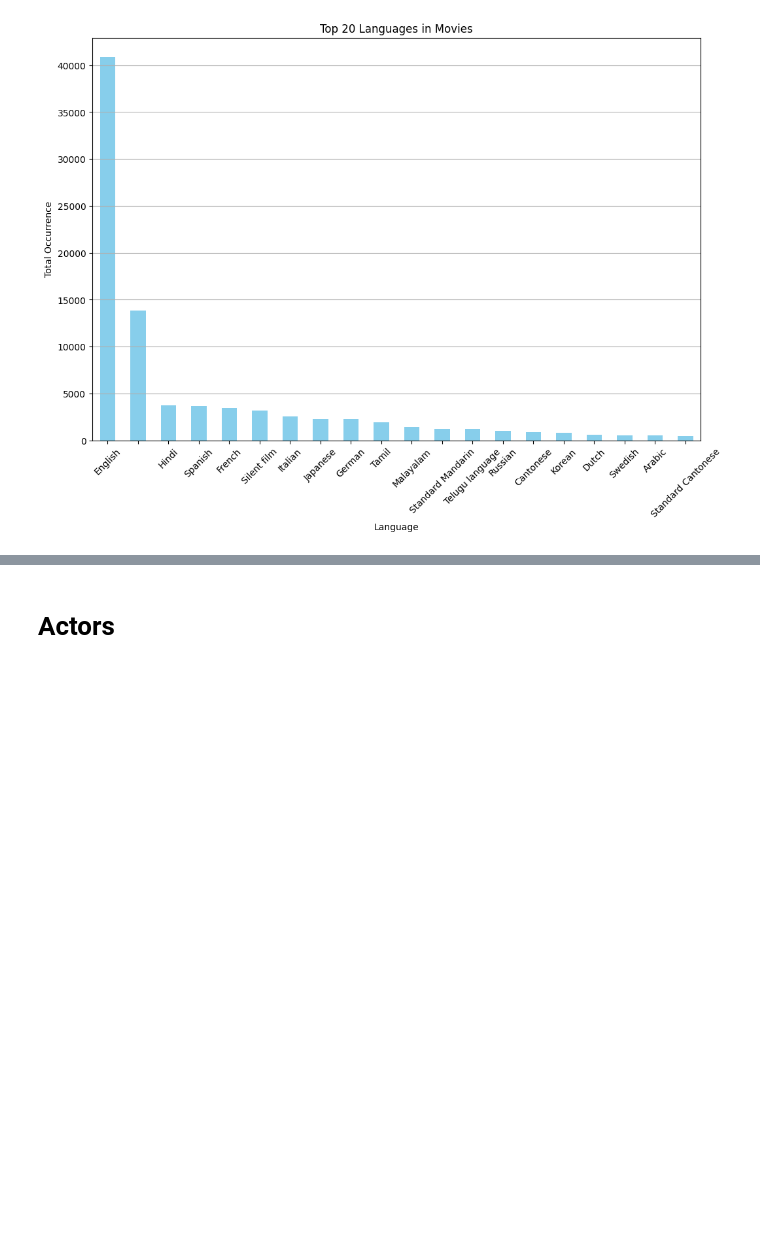
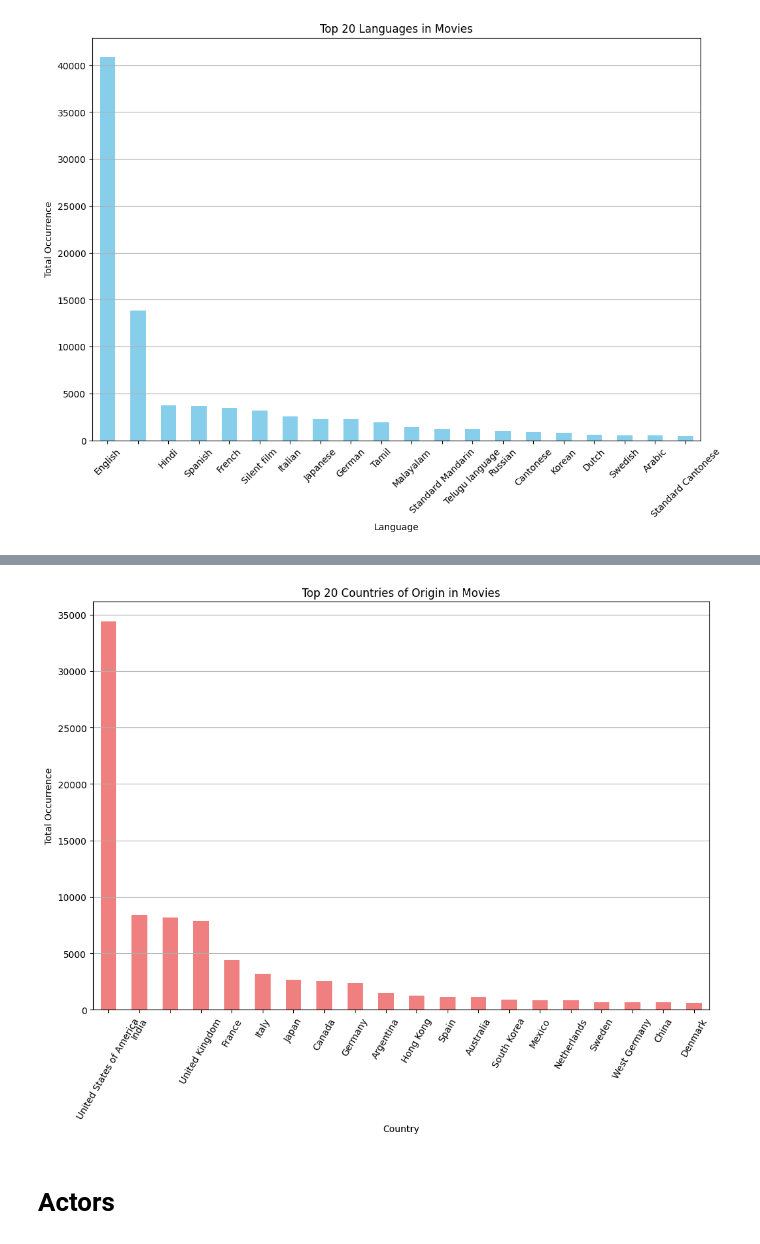
Before and after one commit to epfl-ada/ada-2024-project-spaghetti-raclette-tangyuan-horizon-nexus, a Jupyter notebook: Analysis/descriptive_statistics.ipynb, the cells around one changed output, grey strips where cells are left out. Drawn from its saved outputs; the diff is of its cells as text; code cells hidden in the pictures; blank space fills up the shorter version.

```diff
--- a/Analysis/descriptive_statistics.ipynb
+++ b/Analysis/descriptive_statistics.ipynb
@@ -149,2 +161,21 @@ plt.show()
+# %%
+# Split the countries and explode the dataframe to count each country separately
+df_countries = df_movie_metadata['countries_clean'].str.split(', ', expand=True).stack().reset_index(level=1, drop=True)
+df_countries.name = 'countries_clean'
+
+# Count the occurrences of each country
+country_counts = df_countries.value_counts().head(20)
+
+# Plot the bar plot
+plt.figure(figsize=(12, 8))
+country_counts.plot(kind='bar', color='lightcoral')
+plt.title('Top 20 Countries of Origin in Movies')
+plt.xlabel('Country')
+plt.ylabel('Total Occurrence')
+plt.xticks(rotation=60)
+plt.grid(axis='y')
+plt.show()
+# %% [output]
+[figure, added]
 # %% [markdown]
 # Actors
```
Also changed, not shown: parts of 7 cells of this notebook.
